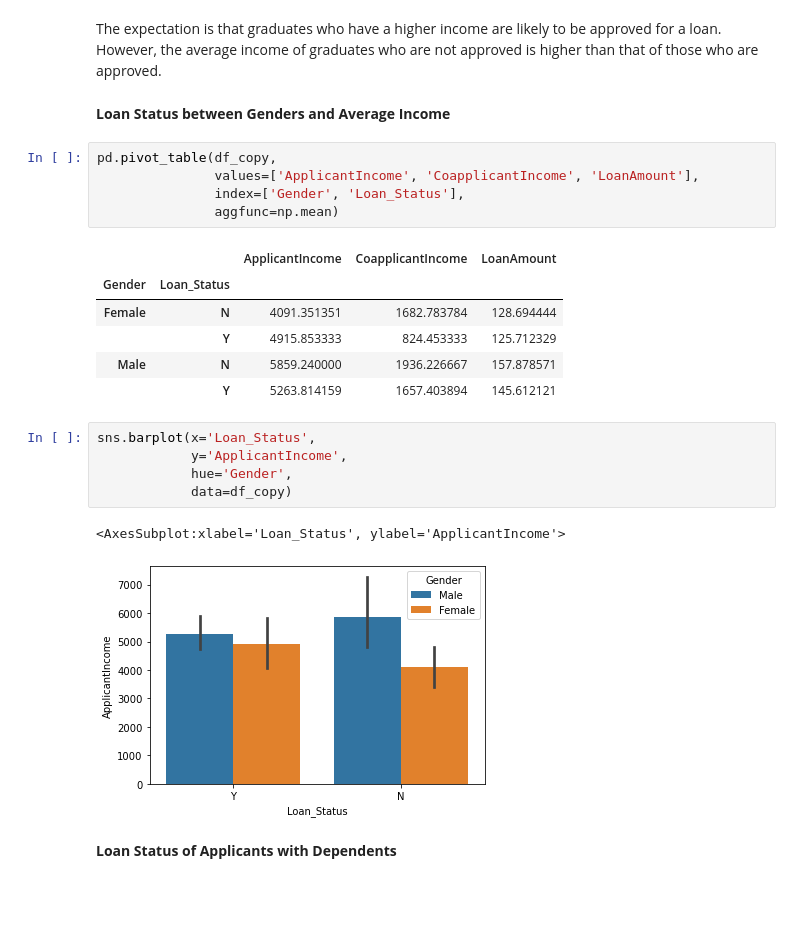
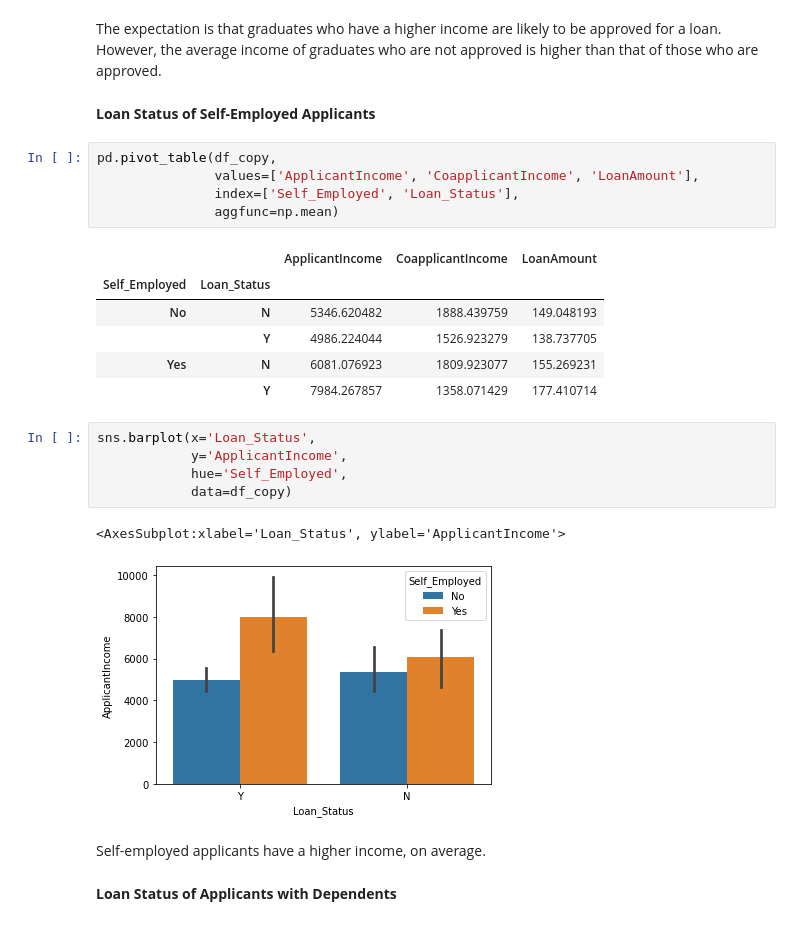
Before and after one commit to vxlwang/mini-project-IV, a Jupyter notebook: notebooks/instructions.ipynb, the cells around one changed output. Saved outputs shown, nothing was run; the diff lists cells and outputs as text; blank space fills up the shorter version.

```diff
--- a/notebooks/instructions.ipynb
+++ b/notebooks/instructions.ipynb
@@ -301,28 +301,30 @@ Text(0.5, 1.0, 'Loan Status by Education')
 [figure]
 # %% [markdown]
 The expectation is that graduates who have a higher income are likely to be approved for a loan. However, the average income of graduates who are not approved is higher than that of those who are approved.
-# %% [markdown]
-**Loan Status between Genders and Average Income**
+# %% [markdown]
+**Loan Status of Self-Employed Applicants**
 # %%
 pd.pivot_table(df_copy,
                values=['ApplicantIncome', 'CoapplicantIncome', 'LoanAmount'],
-               index=['Gender', 'Loan_Status'],
+               index=['Self_Employed', 'Loan_Status'],
                aggfunc=np.mean)
 # %% [output]
 |  |  | ApplicantIncome | CoapplicantIncome | LoanAmount |
-| Gender | Loan_Status |  |  |  |
-| Female | N | 4091.351351 | 1682.783784 | 128.694444 |
-|  | Y | 4915.853333 | 824.453333 | 125.712329 |
-| Male | N | 5859.240000 | 1936.226667 | 157.878571 |
-|  | Y | 5263.814159 | 1657.403894 | 145.612121 |
+| Self_Employed | Loan_Status |  |  |  |
+| No | N | 5346.620482 | 1888.439759 | 149.048193 |
+|  | Y | 4986.224044 | 1526.923279 | 138.737705 |
+| Yes | N | 6081.076923 | 1809.923077 | 155.269231 |
+|  | Y | 7984.267857 | 1358.071429 | 177.410714 |
 # %%
 sns.barplot(x='Loan_Status',
             y='ApplicantIncome',
-            hue='Gender',
+            hue='Self_Employed',
             data=df_copy)
 # %% [output]
 <AxesSubplot:xlabel='Loan_Status', ylabel='ApplicantIncome'>
-[figure, old version]
+[figure, new version]
+# %% [markdown]
+Self-employed applicants have a higher income, on average.
 # %% [markdown]
 **Loan Status of Applicants with Dependents**
 # %%
```
Also changed, not shown: parts of 2 cells of this notebook, 3 other files.
